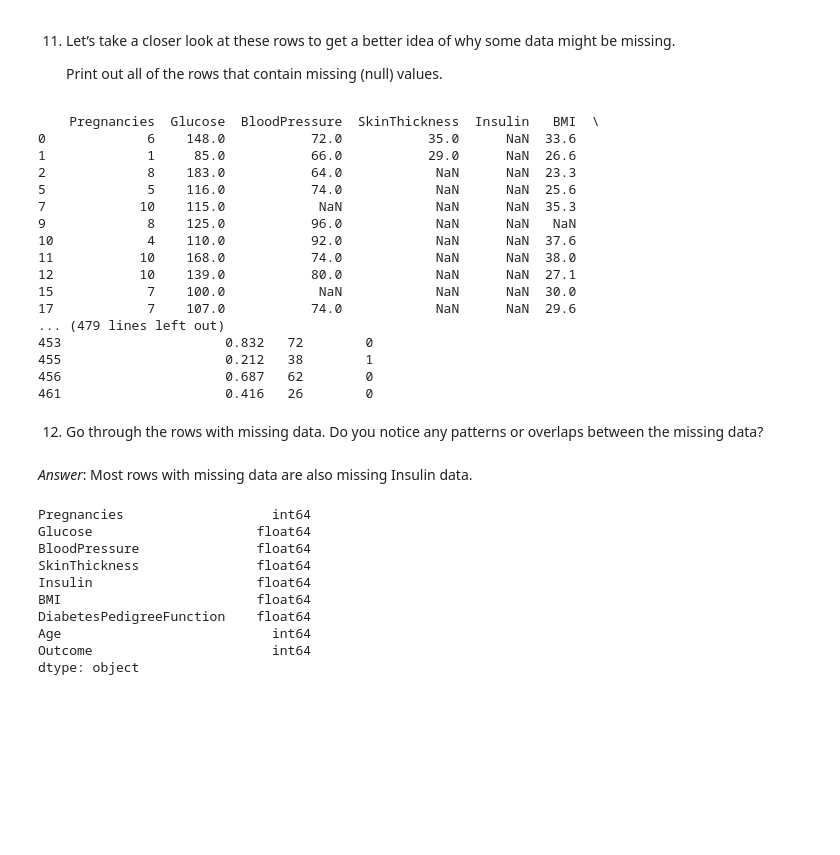
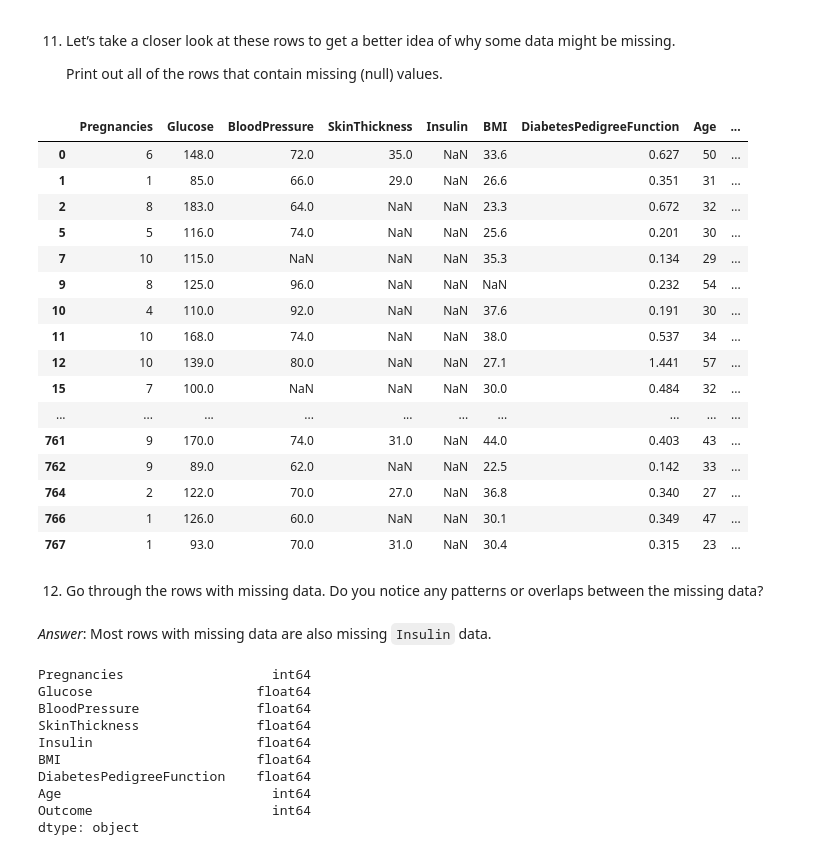
Before and after one commit to zachartrand/Codecademy, a Jupyter notebook: Data Scientist Track/Data Wrangling and Tidying/Diagnosing Diabetes/diagnosing_diabetes.ipynb, the cells around one changed output. Cells and saved outputs as stored; diff of their text form; code cells hidden in the pictures; blank space fills up the shorter version.

````diff
--- a/Data Scientist Track/Data Wrangling and Tidying/Diagnosing Diabetes/diagnosing_diabetes.ipynb
+++ b/Data Scientist Track/Data Wrangling and Tidying/Diagnosing Diabetes/diagnosing_diabetes.ipynb
@@ -138,8 +145,8 @@ diabetes_data.describe()
     diabetes_data[['Glucose','BloodPressure','SkinThickness','Insulin','BMI']] = diabetes_data[['Glucose','BloodPressure','SkinThickness','Insulin','BMI']].replace(0,np.NaN)
     ```
 # %%
-diabetes_data[['Glucose','BloodPressure','SkinThickness','Insulin','BMI']] = diabetes_data[
-    ['Glucose','BloodPressure','SkinThickness','Insulin','BMI']].replace(0,np.NaN)
+columns = ['Glucose','BloodPressure','SkinThickness','Insulin','BMI']
+diabetes_data[columns] = diabetes_data[columns].replace(0, np.NaN)
 # %% [markdown]
 10. Next, check for missing (null) values in all of the columns just like you did in Step 5.
 
@@ -162,31 +169,29 @@ dtype: int64
 
     Print out all of the rows that contain missing (null) values.
 # %%
-chunk = 767 // 50
-for i in range(chunk):
-    print(diabetes_data[diabetes_data.isnull().any(axis=1)][i*chunk:i*chunk+chunk])
+diabetes_data[diabetes_data.isnull().any(axis=1)]
 # %% [output]
-    Pregnancies  Glucose  BloodPressure  SkinThickness  Insulin   BMI  \
-0             6    148.0           72.0           35.0      NaN  33.6
-1             1     85.0           66.0           29.0      NaN  26.6
-2             8    183.0           64.0            NaN      NaN  23.3
-5             5    116.0           74.0            NaN      NaN  25.6
-7            10    115.0            NaN            NaN      NaN  35.3
-9             8    125.0           96.0            NaN      NaN   NaN
-10            4    110.0           92.0            NaN      NaN  37.6
-11           10    168.0           74.0            NaN      NaN  38.0
-12           10    139.0           80.0            NaN      NaN  27.1
-15            7    100.0            NaN            NaN      NaN  30.0
-17            7    107.0           74.0            NaN      NaN  29.6
-... (479 lines left out)
-453                     0.832   72        0
-455                     0.212   38        1
-456                     0.687   62        0
-461                     0.416   26        0
+|  | Pregnancies | Glucose | BloodPressure | SkinThickness | Insulin | BMI | DiabetesPedigreeFunction | Age | ... |
+| 0 | 6 | 148.0 | 72.0 | 35.0 | NaN | 33.6 | 0.627 | 50 | ... |
+| 1 | 1 | 85.0 | 66.0 | 29.0 | NaN | 26.6 | 0.351 | 31 | ... |
+| 2 | 8 | 183.0 | 64.0 | NaN | NaN | 23.3 | 0.672 | 32 | ... |
+| 5 | 5 | 116.0 | 74.0 | NaN | NaN | 25.6 | 0.201 | 30 | ... |
+| 7 | 10 | 115.0 | NaN | NaN | NaN | 35.3 | 0.134 | 29 | ... |
+| 9 | 8 | 125.0 | 96.0 | NaN | NaN | NaN | 0.232 | 54 | ... |
+| 10 | 4 | 110.0 | 92.0 | NaN | NaN | 37.6 | 0.191 | 30 | ... |
+| 11 | 10 | 168.0 | 74.0 | NaN | NaN | 38.0 | 0.537 | 34 | ... |
+| 12 | 10 | 139.0 | 80.0 | NaN | NaN | 27.1 | 1.441 | 57 | ... |
+| 15 | 7 | 100.0 | NaN | NaN | NaN | 30.0 | 0.484 | 32 | ... |
+| ... | ... | ... | ... | ... | ... | ... | ... | ... | ... |
+| 761 | 9 | 170.0 | 74.0 | 31.0 | NaN | 44.0 | 0.403 | 43 | ... |
+| 762 | 9 | 89.0 | 62.0 | NaN | NaN | 22.5 | 0.142 | 33 | ... |
+| 764 | 2 | 122.0 | 70.0 | 27.0 | NaN | 36.8 | 0.340 | 27 | ... |
+| 766 | 1 | 126.0 | 60.0 | NaN | NaN | 30.1 | 0.349 | 47 | ... |
+| 767 | 1 | 93.0 | 70.0 | 31.0 | NaN | 30.4 | 0.315 | 23 | ... |
 # %% [markdown]
 12. Go through the rows with missing data. Do you notice any patterns or overlaps between the missing data?
 # %% [markdown]
-*Answer*: Most rows with missing data are also missing Insulin data.
+*Answer*: Most rows with missing data are also missing `Insulin` data.
 # %%
 print(diabetes_data.dtypes)
 # %% [output]
````
Also changed, not shown: parts of 2 cells of this notebook, 2 other files.
